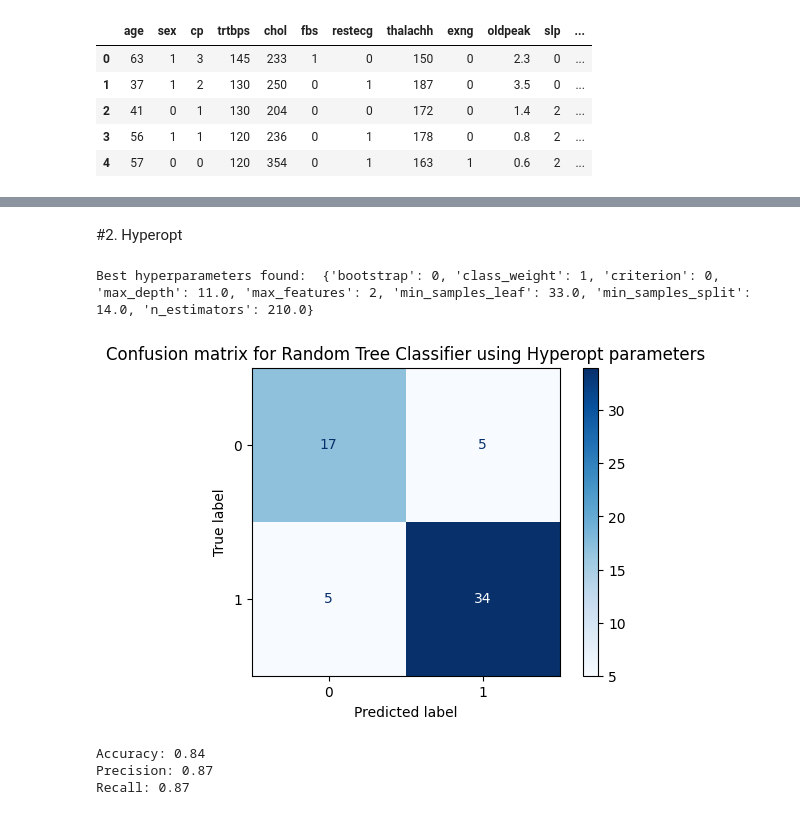
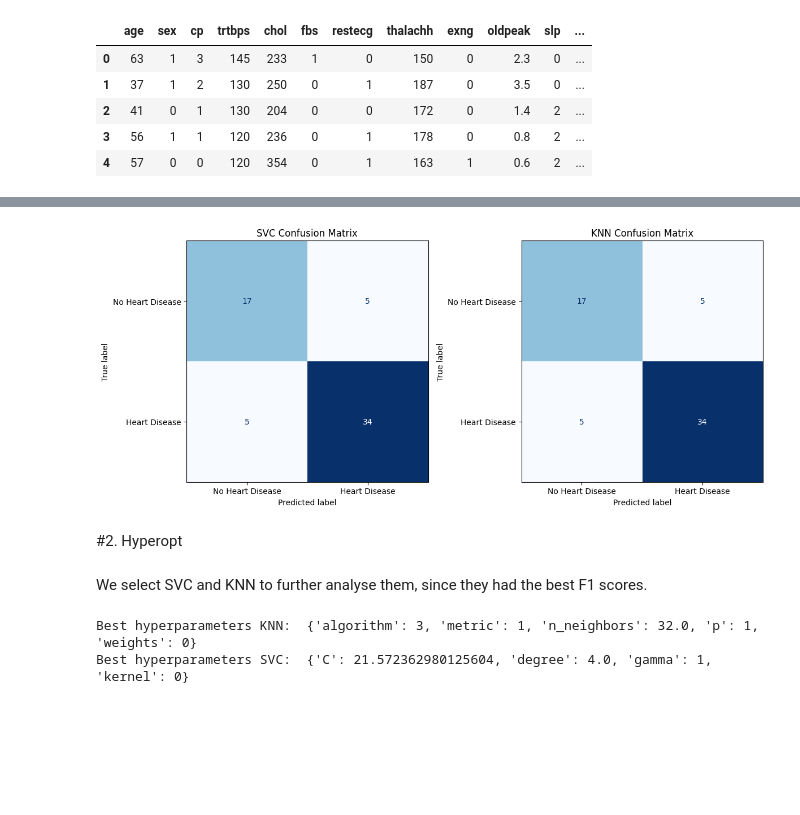
Before and after one commit to Karlerikkanal/AutoML_projects, a Jupyter notebook: Project_1/Project1_hyperopt.ipynb, the cells around one changed output, grey strips where cells are left out. Saved outputs shown, nothing was run; the diff lists cells and outputs as text; code cells hidden in the pictures; blank space fills up the shorter version.

Commit message:
Add better hyperopt notebook

```diff
--- a/Project_1/Project1_hyperopt.ipynb
+++ b/Project_1/Project1_hyperopt.ipynb
@@ -88,3 +141,36 @@ R2 Score: 0.07575757575757569
+# %%
+svc = SVC(probability=True, random_state=42)
+knn = KNeighborsClassifier()
+
+# Train the models
+svc.fit(x_train, y_train)
+knn.fit(x_train, y_train)
+
+# Make predictions
+svc_preds = svc.predict(x_test)
+knn_preds = knn.predict(x_test)
+
+# Confusion Matrices
+svc_cm = confusion_matrix(y_test, svc_preds)
+knn_cm = confusion_matrix(y_test, knn_preds)
+
+# Plot Confusion Matrices
+fig, axes = plt.subplots(1, 2, figsize=(12, 6))
+
+# SVC Confusion Matrix
+ConfusionMatrixDisplay(svc_cm, display_labels=['No Heart Disease', 'Heart Disease']).plot(ax=axes[0], cmap='Blues', colorbar=False)
+axes[0].set_title('SVC Confusion Matrix')
+
+# KNN Confusion Matrix
+ConfusionMatrixDisplay(knn_cm, display_labels=['No Heart Disease', 'Heart Disease']).plot(ax=axes[1], cmap='Blues', colorbar=False)
+axes[1].set_title('KNN Confusion Matrix')
+
+plt.tight_layout()
+plt.show()
+# %% [output]
+[figure, added]
 # %% [markdown]
 #2. Hyperopt
+# %% [markdown]
+We select SVC and KNN to further analyse them, since they had the best F1 scores.
 # %%
@@ -112,10 +210,18 @@ trials = Trials()
 # %%
-best = fmin(fn=objective,
-            space=search_space,
+best_knn = fmin(fn=objective_knn,
+            space=search_space_knn,
             algo=tpe.suggest,
             max_evals = 200,
-            trials = trials,
+            trials = knn_trials,
             rstate = np.random.default_rng(42))
-print("Best hyperparameters found: ", best)
+best_svc = fmin(fn=objective_svc,
+            space=search_space_svc,
+            algo=tpe.suggest,
+            max_evals = 200,
+            trials = svc_trials,
+            rstate = np.random.default_rng(42))
+print("Best hyperparameters KNN: ", best_knn)
+print("Best hyperparameters SVC: ", best_svc)
 # %% [output]
-Best hyperparameters found:  {'bootstrap': 0, 'class_weight': 1, 'criterion': 0, 'max_depth': 11.0, 'max_features': 2, 'min_samples_leaf': 33.0, 'min_samples_split': 14.0, 'n_estimators': 210.0}
+Best hyperparameters KNN:  {'algorithm': 3, 'metric': 1, 'n_neighbors': 32.0, 'p': 1, 'weights': 0}
+Best hyperparameters SVC:  {'C': 21.572362980125604, 'degree': 4.0, 'gamma': 1, 'kernel': 0}
@@ -128,25 +227,0 @@ pred = hyperopt_model.predict(x_test)
-# %%
-cm = confusion_matrix(y_test, pred, labels=[False, True])
-
-# Plot confusion matrix
-disp = ConfusionMatrixDisplay(confusion_matrix=cm)
-fig, ax = plt.subplots(figsize=(6, 4))
-disp.plot(ax=ax, cmap='Blues', values_format='d')
-
-# Set title and show plot
-plt.title(f"Confusion matrix for Random Tree Classifier using Hyperopt parameters")
-plt.show()
-
-## Calculate accuracy, precision, recall
-accuracy = accuracy_score(y_test, pred)
-precision = precision_score(y_test, pred)
-recall = recall_score(y_test, pred)
-
-print(f"Accuracy: {accuracy:.2f}")
-print(f"Precision: {precision:.2f}")
-print(f"Recall: {recall:.2f}")
-# %% [output]
-[figure, removed]
-Accuracy: 0.84
-Precision: 0.87
-Recall: 0.87
```
Also changed, not shown: parts of 17 cells of this notebook, 1 other file.
